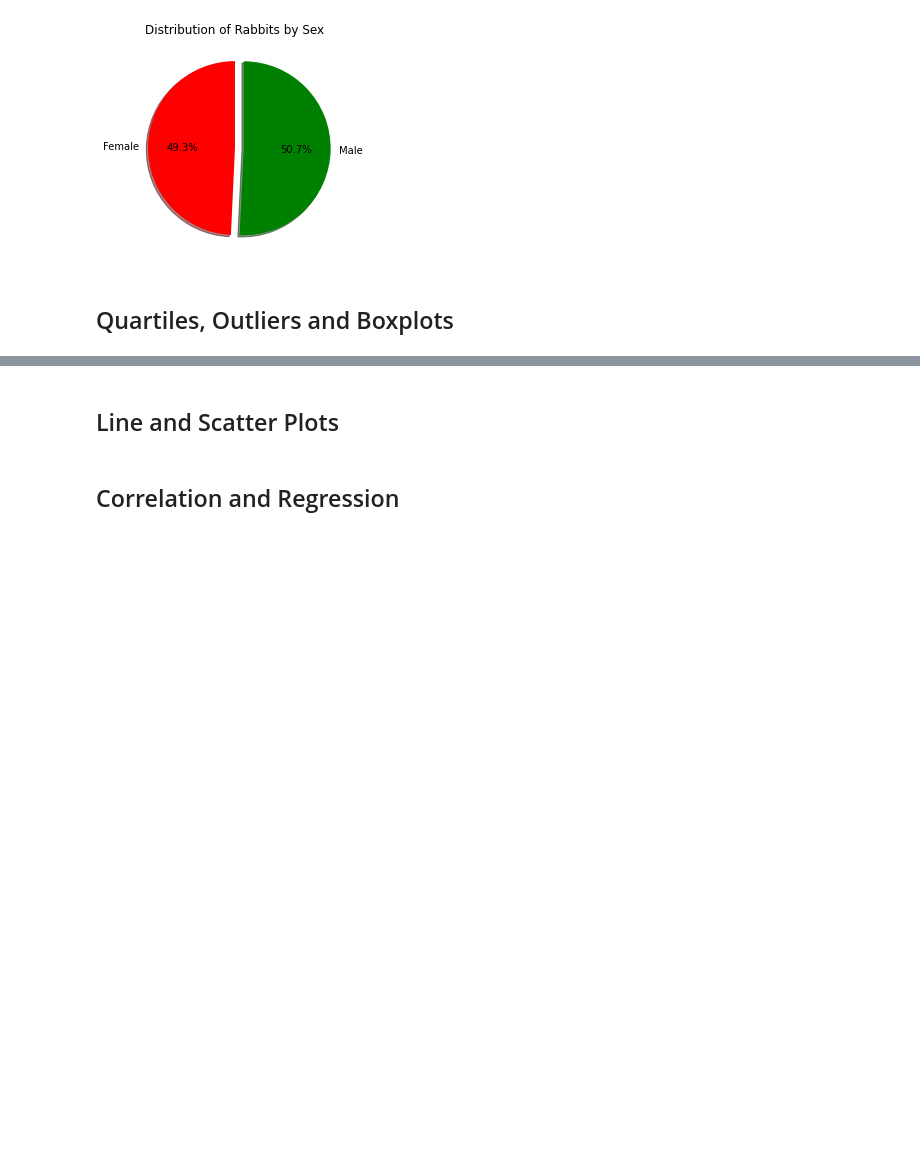
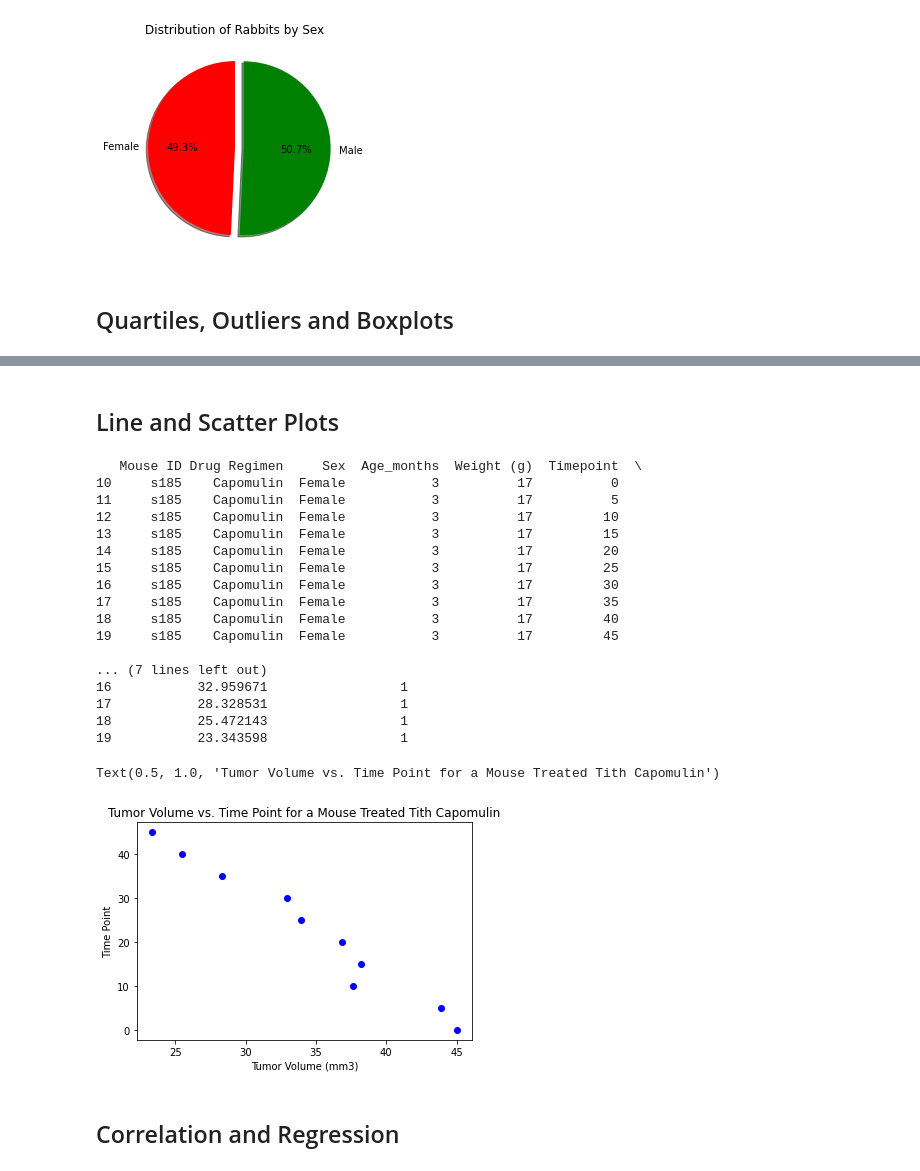
Before and after one commit to yukamara/Matplotlib, a Jupyter notebook: pymaceuticals.ipynb, the cells around one changed output, grey strips where cells are left out. Drawn from its saved outputs; the diff is of its cells as text; code cells hidden in the pictures; blank space fills up the shorter version.

```diff
--- a/pymaceuticals.ipynb
+++ b/pymaceuticals.ipynb
@@ -250,4 +288,4 @@ tumor_vol = []
+# %% [markdown]
+## Line and Scatter Plots
 # %%
 # Generate a box plot of the final tumor volume of each mouse across four regimens of interest
-# %% [markdown]
-## Line and Scatter Plots
@@ -256,3 +292,33 @@ tumor_vol = []
+# %%
+# Generate a line plot of tumor volume vs. time point for a mouse treated with Capomulin
+
+capomulin = cleaned_df.loc[(cleaned_df['Drug Regimen'] == 'Capomulin') & (cleaned_df['Mouse ID'] == 's185')]
+
+print(capomulin)
+plt.scatter(capomulin['Tumor Volume (mm3)'], capomulin['Timepoint'], marker='o', facecolors='blue')
+plt.xlabel('Tumor Volume (mm3)')
+plt.ylabel('Time Point')
+plt.title('Tumor Volume vs. Time Point for a Mouse Treated Tith Capomulin')
+# %% [output]
+   Mouse ID Drug Regimen     Sex  Age_months  Weight (g)  Timepoint  \
+10     s185    Capomulin  Female           3          17          0
+11     s185    Capomulin  Female           3          17          5
+12     s185    Capomulin  Female           3          17         10
+13     s185    Capomulin  Female           3          17         15
+14     s185    Capomulin  Female           3          17         20
+15     s185    Capomulin  Female           3          17         25
+16     s185    Capomulin  Female           3          17         30
+17     s185    Capomulin  Female           3          17         35
+18     s185    Capomulin  Female           3          17         40
+19     s185    Capomulin  Female           3          17         45
+
+... (7 lines left out)
+16           32.959671                 1
+17           28.328531                 1
+18           25.472143                 1
+19           23.343598                 1
+Text(0.5, 1.0, 'Tumor Volume vs. Time Point for a Mouse Treated Tith Capomulin')
+[figure, added]
 # %%
 # Generate a scatter plot of average tumor volume vs. mouse weight for the Capomulin regimen
 # %% [markdown]
```
Also changed, not shown: parts of 5 cells of this notebook.
